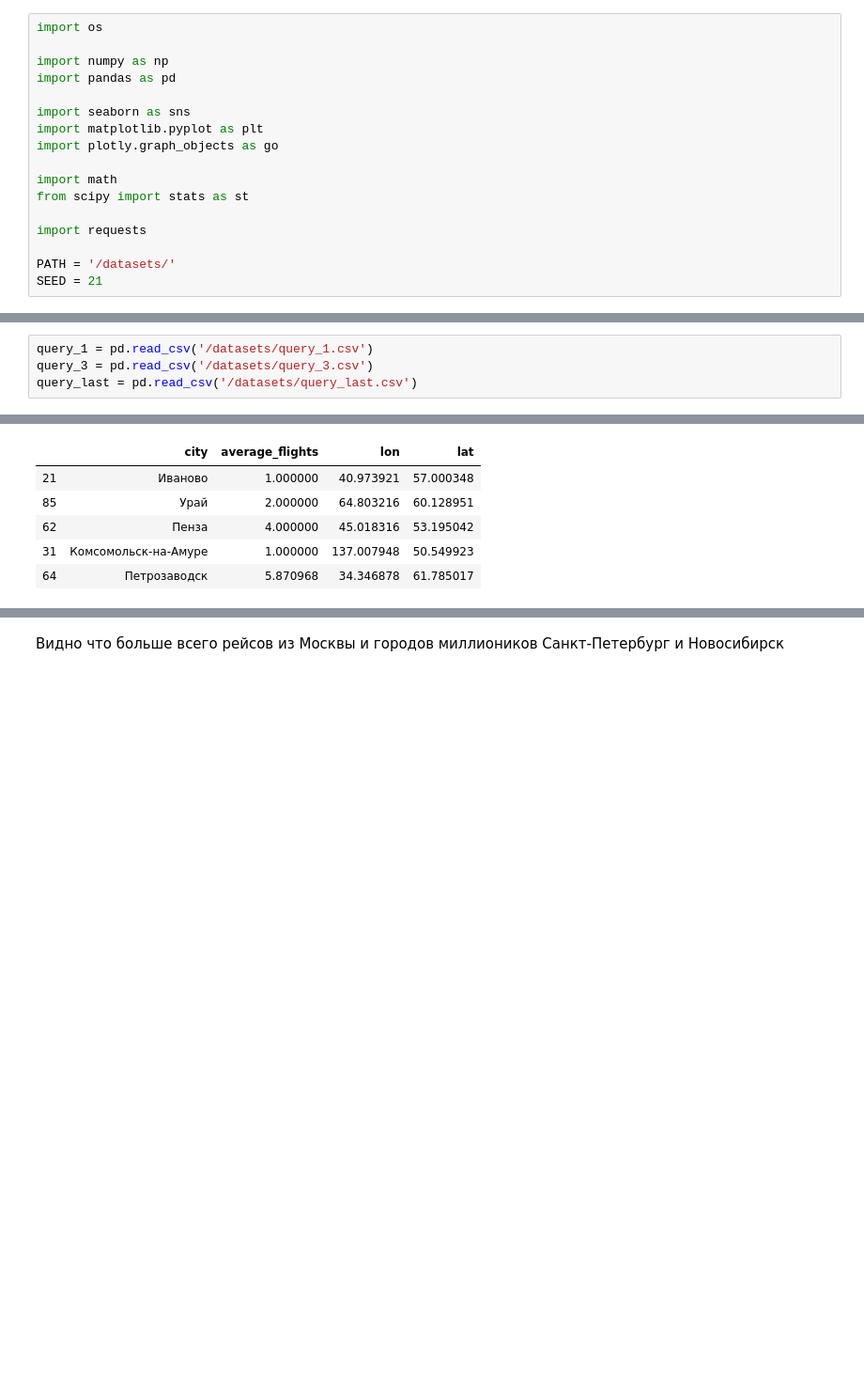
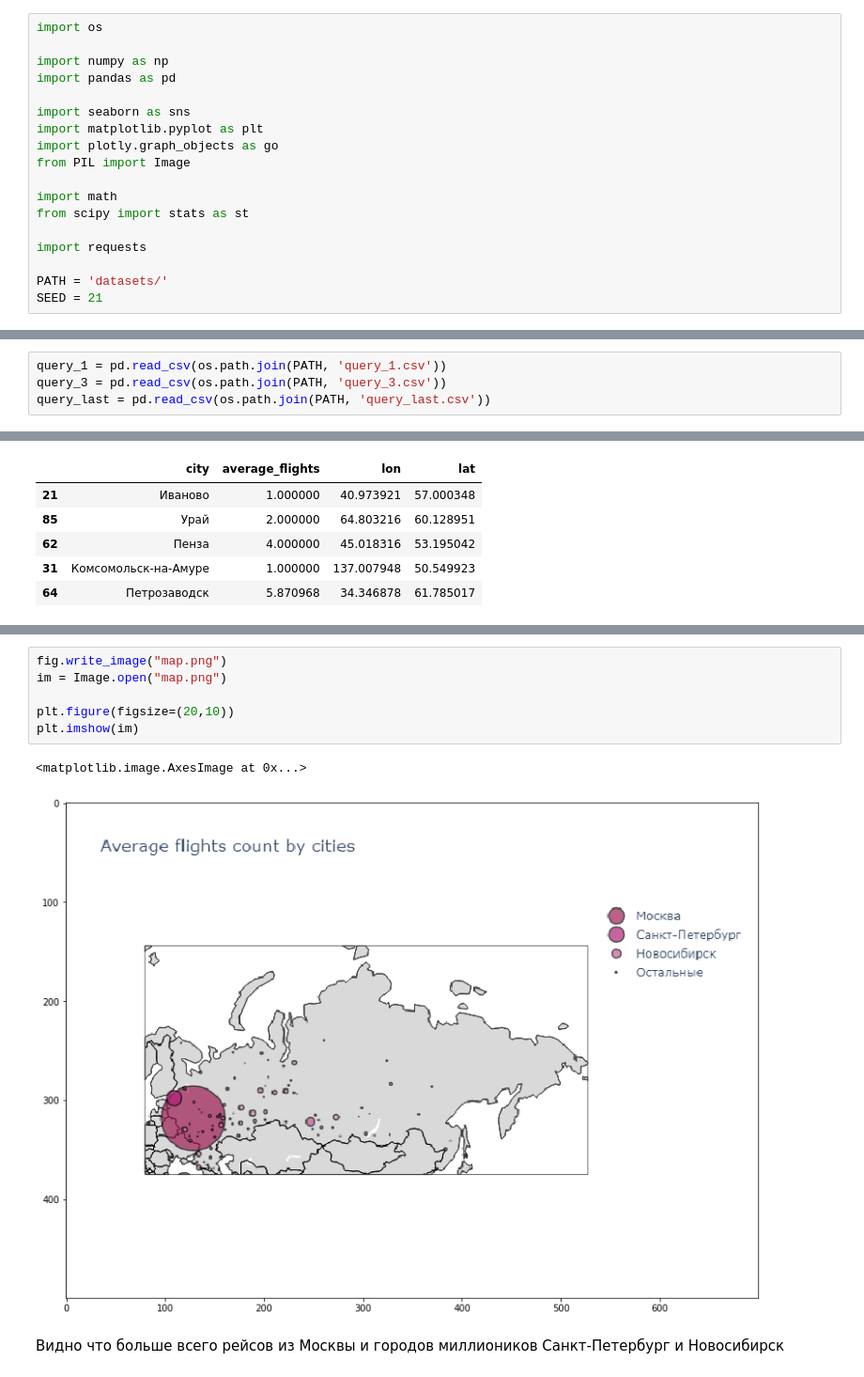
Before and after one commit to vanya-black/yandex.praktikum, a Jupyter notebook: 09_ data_extraction/data_extraction.ipynb, the cells around one changed output, grey strips where cells are left out. Shown at 94% size. Drawn from its saved outputs; the diff is of its cells as text; blank space fills up the shorter version.

Commit message:
image display from plotly

```diff
--- a/09_ data_extraction/data_extraction.ipynb
+++ b/09_ data_extraction/data_extraction.ipynb
@@ -54,20 +54,21 @@ import pandas as pd
 import seaborn as sns
 import matplotlib.pyplot as plt
 import plotly.graph_objects as go
+from PIL import Image
 
 import math
 from scipy import stats as st
 
 import requests
 
-PATH = '/datasets/'
+PATH = 'datasets/'
 SEED = 21
 # %% [markdown]
 Загрузим данные в pandas и посмотрим на них
 # %%
-query_1 = pd.read_csv('/datasets/query_1.csv')
-query_3 = pd.read_csv('/datasets/query_3.csv')
-query_last = pd.read_csv('/datasets/query_last.csv')
+query_1 = pd.read_csv(os.path.join(PATH, 'query_1.csv'))
+query_3 = pd.read_csv(os.path.join(PATH, 'query_3.csv'))
+query_last = pd.read_csv(os.path.join(PATH, 'query_last.csv'))
 # %%
 query_1
 # %% [output]
@@ -248,3 +246,12 @@ fig.show()
+# %%
+fig.write_image("map.png")
+im = Image.open("map.png")
+
+plt.figure(figsize=(20,10))
+plt.imshow(im)
+# %% [output]
+<matplotlib.image.AxesImage at 0x...>
+[figure, added]
 # %% [markdown]
 Видно что больше всего рейсов из Москвы и городов миллиоников Санкт-Петербург и Новосибирск
 # %% [markdown]
```
Also changed, not shown: parts of 2 cells of this notebook, 1 other file.
